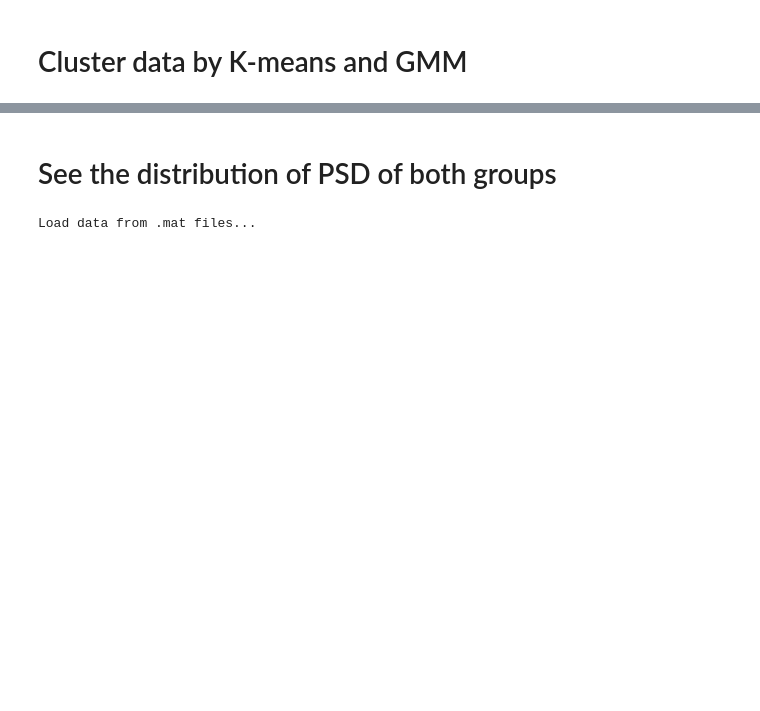
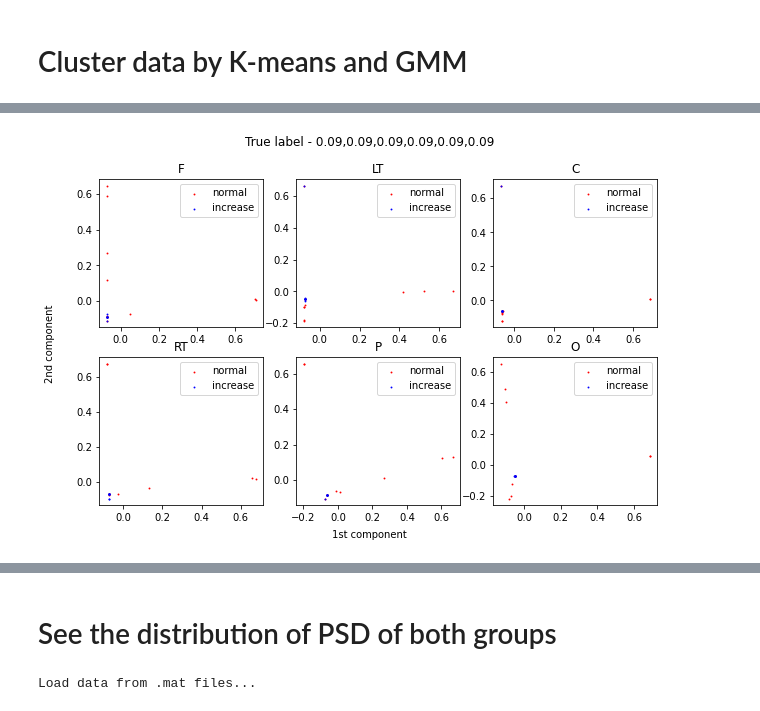
Before and after one commit to hundredball/Classroom_stress, a Jupyter notebook: data_analysis.ipynb, the cells around one changed output, grey strips where cells are left out. Cells and saved outputs as stored; diff of their text form; code cells hidden in the pictures; blank space fills up the shorter version.

```diff
--- a/data_analysis.ipynb
+++ b/data_analysis.ipynb
@@ -517 +536,17 @@ mode = 2
+# %%
+# Kernal PCA for each regions and select first and second component
+variances = []
+num_sample, num_channel = psds.shape[0], psds.shape[1]
+psds_PCA = np.zeros((num_sample, num_channel, 2))
+pca = KernelPCA(kernel='rbf')
+for i in range(num_channel):
+    psds_PCA[:,i,:] = pca.fit_transform(psds[:,i,:])[:,:2]
+    ev = pca.lambdas_
+    variances.append('%.2f'%((ev[0]+ev[1])/np.sum(ev)))
+
+title = 'True label - ' + ','.join(variances)
+
+plot_components(psds_PCA, data.labels, data.df_all, title)
+# %% [output]
+[figure, added]
 # %%
```
Also changed, not shown: parts of 13 cells of this notebook, 2 other files.
